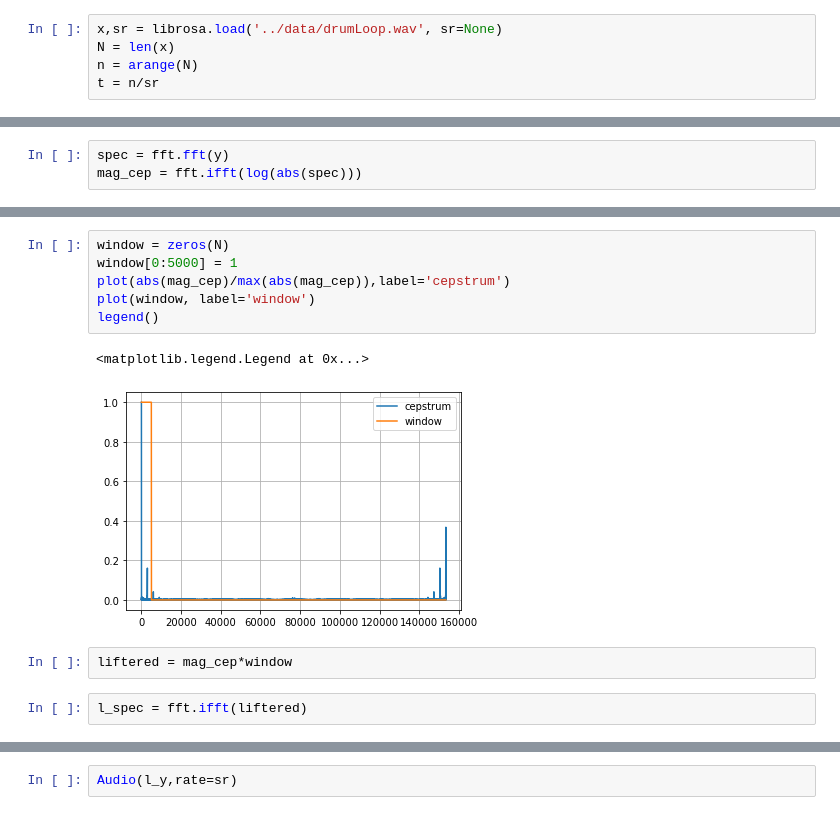
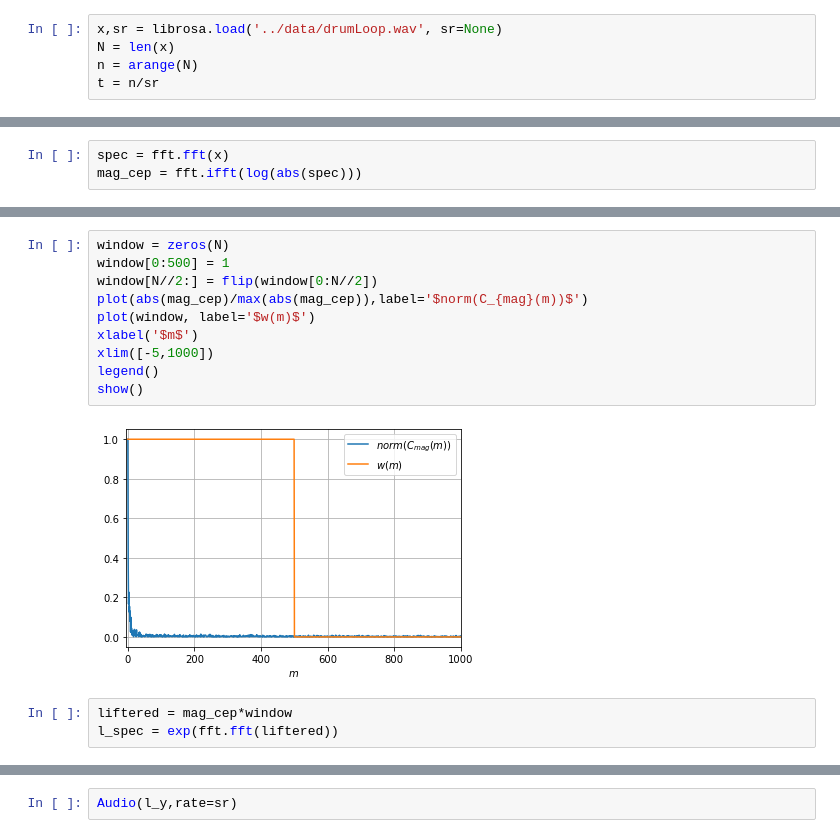
Before and after one commit to hrtlacek/audiolab, a Jupyter notebook: notebooks/LV/Liftering.ipynb, the cells around one changed output, grey strips where cells are left out. Saved outputs shown, nothing was run; the diff lists cells and outputs as text.

```diff
--- a/notebooks/LV/Liftering.ipynb
+++ b/notebooks/LV/Liftering.ipynb
@@ -40,5 +45,5 @@ plot(t,y)
 # %%
-spec = fft.fft(y)
+spec = fft.fft(x)
 mag_cep = fft.ifft(log(abs(spec)))
 # %%
 plot(abs(spec))
@@ -53,14 +60,16 @@ plot(abs(mag_cep))
 # %%
 window = zeros(N)
-window[0:5000] = 1
-plot(abs(mag_cep)/max(abs(mag_cep)),label='cepstrum')
-plot(window, label='window')
+window[0:500] = 1
+window[N//2:] = flip(window[0:N//2])
+plot(abs(mag_cep)/max(abs(mag_cep)),label='$norm(C_{mag}(m))$')
+plot(window, label='$w(m)$')
+xlabel('$m$')
+xlim([-5,1000])
 legend()
+show()
 # %% [output]
-<matplotlib.legend.Legend at 0x...>
-[figure, old version]
+[figure, new version]
-# %%
-liftered = mag_cep*window
-# %%
-l_spec = fft.ifft(liftered)
+# %%
+liftered = mag_cep*window
+l_spec = exp(fft.fft(liftered))
 # %%
```
Also changed, not shown: parts of 37 cells of this notebook.
